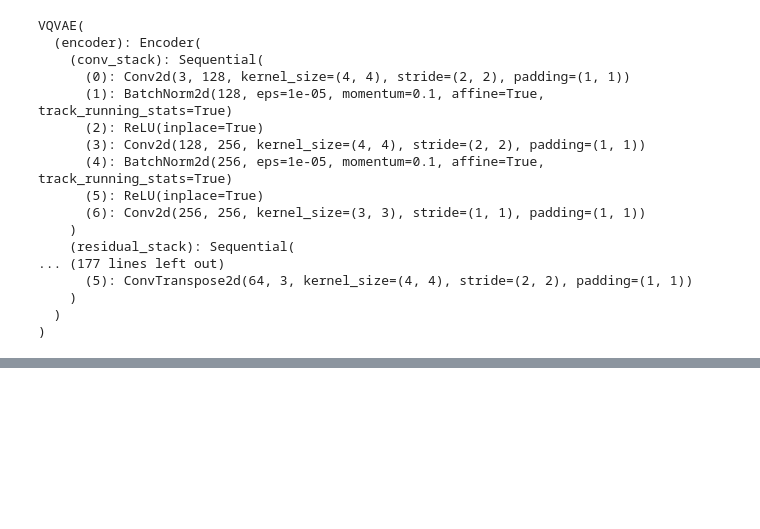
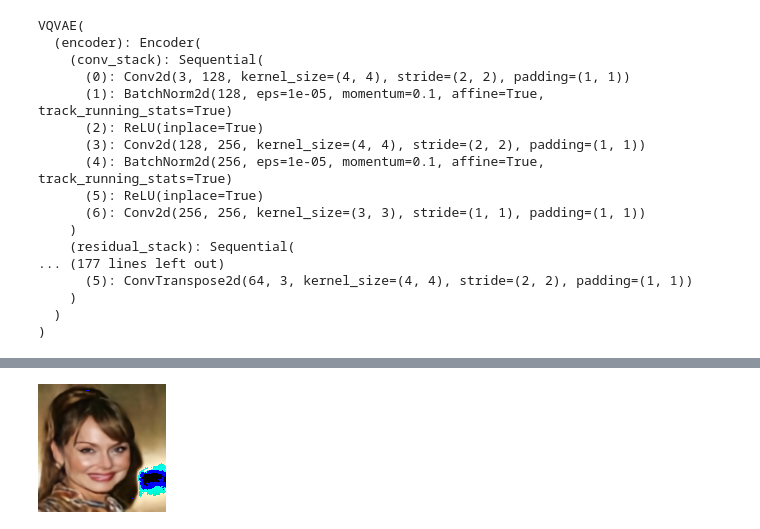
Before and after one commit to luc-leonard/vqvae2-pytorch, a Jupyter notebook: vqvae/sample_vqvae.ipynb, the cells around one changed output, grey strips where cells are left out. Cells and saved outputs as stored; diff of their text form; code cells hidden in the pictures; blank space fills up the shorter version.

```diff
--- a/vqvae/sample_vqvae.ipynb
+++ b/vqvae/sample_vqvae.ipynb
@@ -70,0 +70,3 @@ TF.ToPILImage()(vqvae.decode(embeds).squeeze(0))
+# %%
+latent = torch.load('../data/celeba_latents/0.pt', map_location=device)
+latent
@@ -70,0 +91,5 @@ TF.ToPILImage()(vqvae.decode(embeds).squeeze(0))
+# %%
+images = vqvae.decode(embedding(latent, vqvae.vq._codebook.embed))
+TF.ToPILImage()(images[8])
+# %% [output]
+[figure, added]
```
Also changed, not shown: parts of 8 cells of this notebook, 4 other files.
